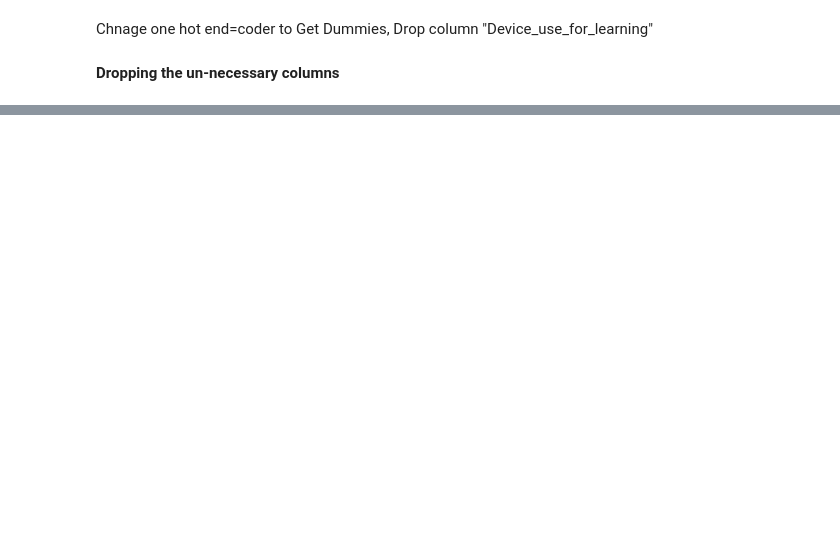
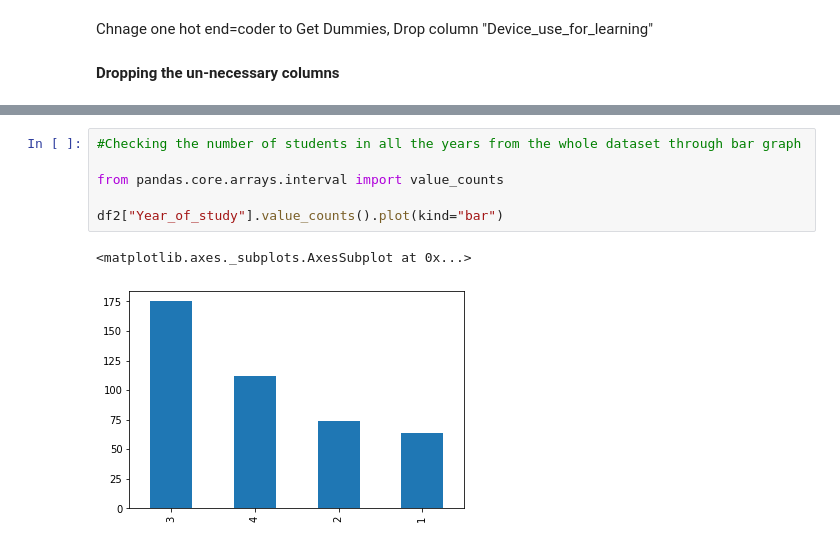
Before and after one commit to IbrahimKhan77/my_data, a Jupyter notebook: Main_v2.ipynb, the cells around one changed output, grey strips where cells are left out. Drawn from its saved outputs; the diff is of its cells as text; blank space fills up the shorter version.

```diff
--- a/Main_v2.ipynb
+++ b/Main_v2.ipynb
@@ -292,0 +354,9 @@ sns.pairplot(df2)
+# %%
+#Checking the number of students in all the years from the whole dataset through bar graph
+
+from pandas.core.arrays.interval import value_counts
+
+df2["Year_of_study"].value_counts().plot(kind="bar")
+# %% [output]
+<matplotlib.axes._subplots.AxesSubplot at 0x...>
+[figure, added]
```
Also changed, not shown: parts of 51 cells of this notebook.
